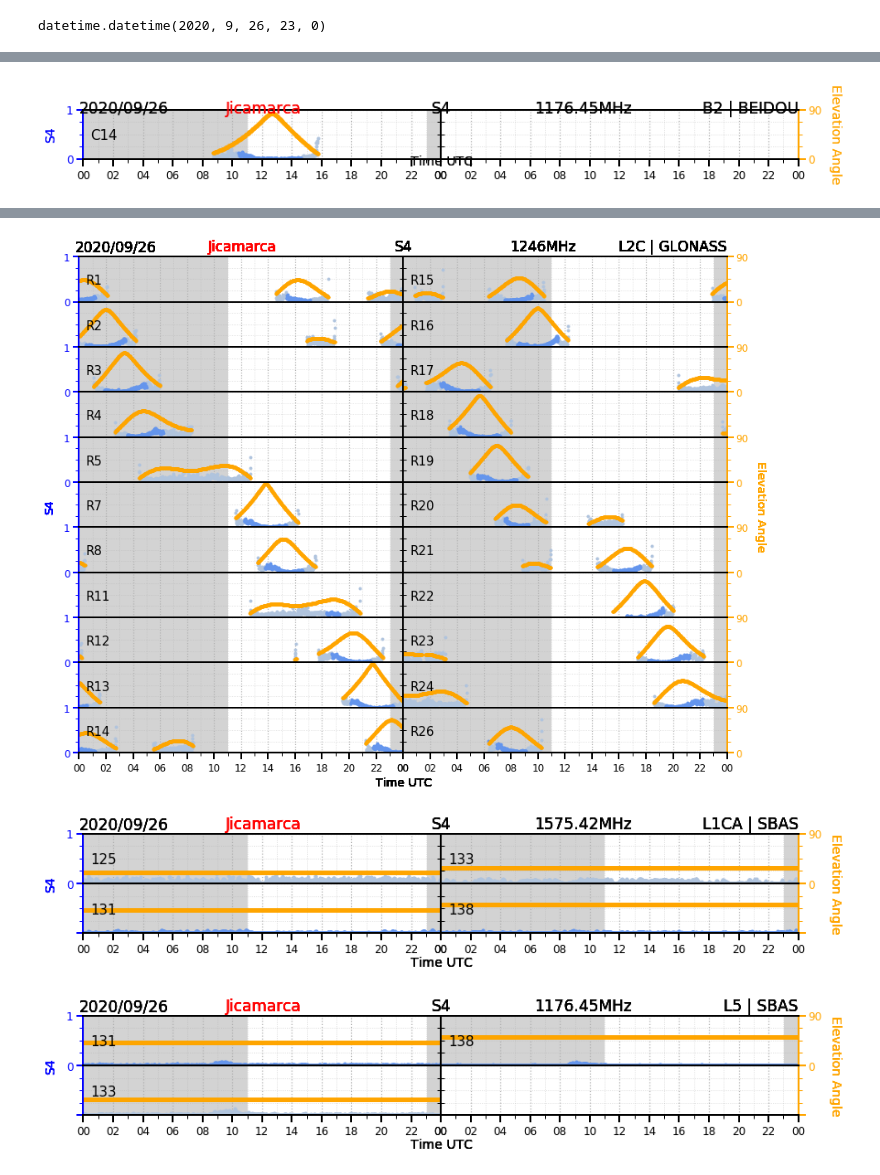
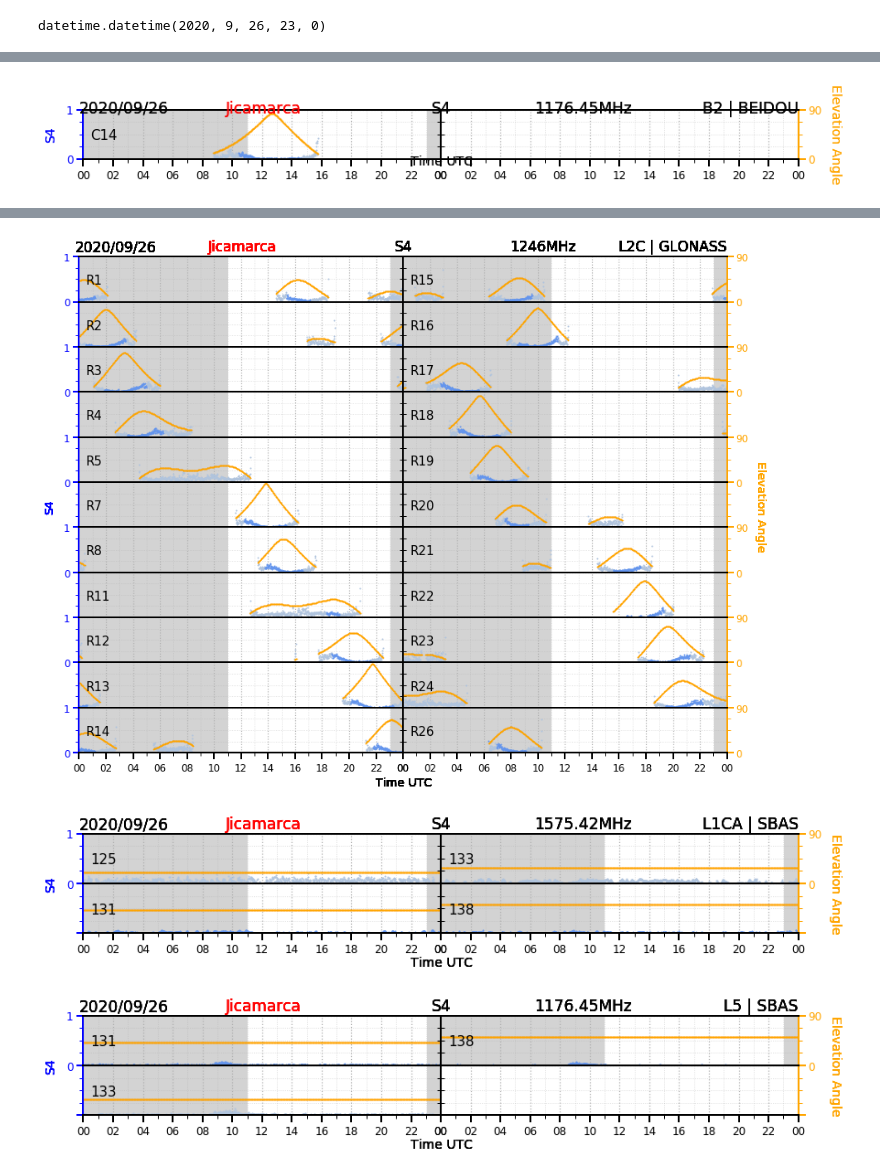
Before and after one commit to LuisDLCP/Graficas_cintilaciones_ROJ, a Jupyter notebook: src/plot_s4_v3.ipynb, the cells around one changed output, grey strips where cells are left out. Saved outputs shown, nothing was run; the diff lists cells and outputs as text; code cells hidden in the pictures.

Commit message:
linewidth was changed

```diff
--- a/src/plot_s4_v3.ipynb
+++ b/src/plot_s4_v3.ipynb
@@ -519,7 +519,7 @@ for prn in prns:
                 # Plot elevation info
                 color2 = "orange"
                 df5 = df_aux["Elevation"]
-                ax2.plot(df5.index, df5.values, '.', color=color2, linewidth=0.1)
+                ax2.plot(df5.index, df5.values, '.', color=color2, markersize=1)
 
                 # Plot s4 info
                 color1 = "blue" # This color is used in y axis labels, ticks and border
@@ -527,7 +527,7 @@ for prn in prns:
                 for k in range(3):
                     idt = "_" + str(k+1)
                     df4 = df_aux[sig_i + idt] # Select the filtered data: S4_sig1_1, S4_sig1_2, S4_sig1_3
-                    ax.plot(df4.index, df4.values, '.', color=colors1[k])
+                    ax.plot(df4.index, df4.values, '.', color=colors1[k], markersize=2)
                     ax.set_facecolor(color="lightgrey")
                     ax.axvspan(fecha_morning_first, fecha_morning_last, color="white")
 
@@ -653 +653 @@ for prn in prns:
-[figure, old version]
+[figure, new version]
@@ -662,3 +662,3 @@ for prn in prns:
-[figure, old version]
+[figure, new version]
-[figure, old version]
+[figure, new version]
-[figure, old version]
+[figure, new version]
```
Also changed, not shown: parts of 1 cell of this notebook, 1 other file.
